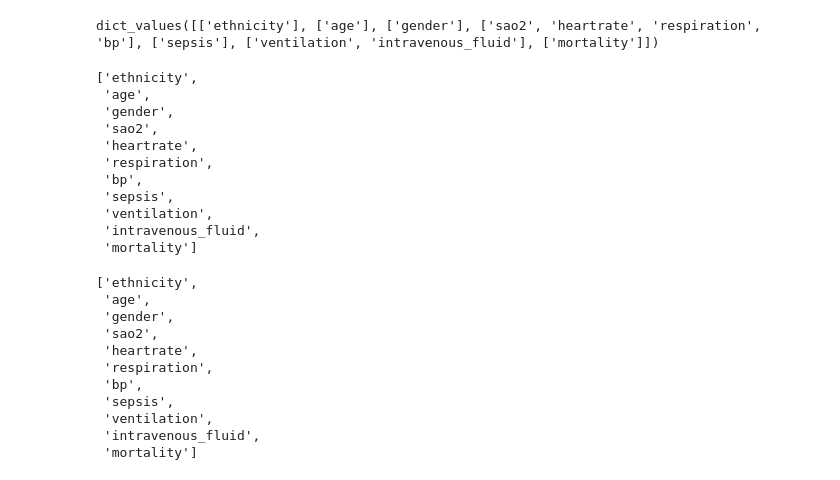
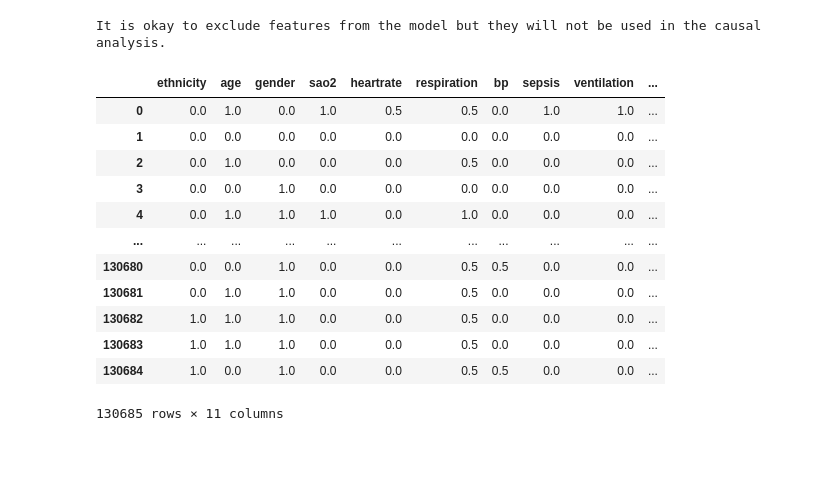
Before and after one commit to hhaller0826/ehr-ncm, a Jupyter notebook: exp.ipynb, the cells around one changed output. Saved outputs shown, nothing was run; the diff lists cells and outputs as text; code cells hidden in the pictures; blank space fills up the shorter version.

```diff
--- a/exp.ipynb
+++ b/exp.ipynb
@@ -1348,4 +0,0 @@ True
-# %%
-from src.data import *
-assignments = eICUData.load('simplified').config.assignments
-assignments
@@ -1360,33 +1,37 @@ assignments
-# %%
-assignments.values()
-# %% [output]
-dict_values([['ethnicity'], ['age'], ['gender'], ['sao2', 'heartrate', 'respiration', 'bp'], ['sepsis'], ['ventilation', 'intravenous_fluid'], ['mortality']])
-# %%
-from itertools import chain
-list(chain.from_iterable(assignments.values()))
-# %% [output]
-['ethnicity',
- 'age',
- 'gender',
- 'sao2',
- 'heartrate',
- 'respiration',
- 'bp',
- 'sepsis',
- 'ventilation',
- 'intravenous_fluid',
- 'mortality']
-# %%
-sum(assignments.values(), [])
-# %% [output]
-['ethnicity',
- 'age',
- 'gender',
- 'sao2',
- 'heartrate',
- 'respiration',
- 'bp',
- 'sepsis',
- 'ventilation',
- 'intravenous_fluid',
- 'mortality']
+# %%
+from src.utils import *
+from src.data import eICUData
+from src.parser import eICUConfigParser
+from src.helpers import *
+
+parser = eICUConfigParser('simplified')
+datapath = 'simplified'
+
+reload_data = False
+
+if reload_data:
+    eicu, processed_dt, ncm = get_eicu_data_bundle(parser, hospital_filter=get_hospitals_with('all'))
+    eicu.save(datapath)
+else:
+    eicu, processed_dt, ncm = get_eicu_data_bundle(
+        parser,
+        datapath=datapath,
+        u_size={('age', 'ethnicity', 'gender'): 3}
+    )
+
+processed_dt.print_df()
+# %% [output]
+It is okay to exclude features from the model but they will not be used in the causal analysis.
+|  | ethnicity | age | gender | sao2 | heartrate | respiration | bp | sepsis | ventilation | ... |
+| 0 | 0.0 | 1.0 | 0.0 | 1.0 | 0.5 | 0.5 | 0.0 | 1.0 | 1.0 | ... |
+| 1 | 0.0 | 0.0 | 0.0 | 0.0 | 0.0 | 0.0 | 0.0 | 0.0 | 0.0 | ... |
+| 2 | 0.0 | 1.0 | 0.0 | 0.0 | 0.0 | 0.5 | 0.0 | 0.0 | 0.0 | ... |
+| 3 | 0.0 | 0.0 | 1.0 | 0.0 | 0.0 | 0.0 | 0.0 | 0.0 | 0.0 | ... |
+| 4 | 0.0 | 1.0 | 1.0 | 1.0 | 0.0 | 1.0 | 0.0 | 0.0 | 0.0 | ... |
+| ... | ... | ... | ... | ... | ... | ... | ... | ... | ... | ... |
+| 130680 | 0.0 | 0.0 | 1.0 | 0.0 | 0.0 | 0.5 | 0.5 | 0.0 | 0.0 | ... |
+| 130681 | 0.0 | 1.0 | 1.0 | 0.0 | 0.0 | 0.5 | 0.0 | 0.0 | 0.0 | ... |
+| 130682 | 1.0 | 1.0 | 1.0 | 0.0 | 0.0 | 0.5 | 0.0 | 0.0 | 0.0 | ... |
+| 130683 | 1.0 | 1.0 | 1.0 | 0.0 | 0.0 | 0.5 | 0.0 | 0.0 | 0.0 | ... |
+| 130684 | 1.0 | 0.0 | 1.0 | 0.0 | 0.0 | 0.5 | 0.5 | 0.0 | 0.0 | ... |
+130685 rows × 11 columns
```
Also changed, not shown: parts of 115 cells of this notebook, 12 other files.
